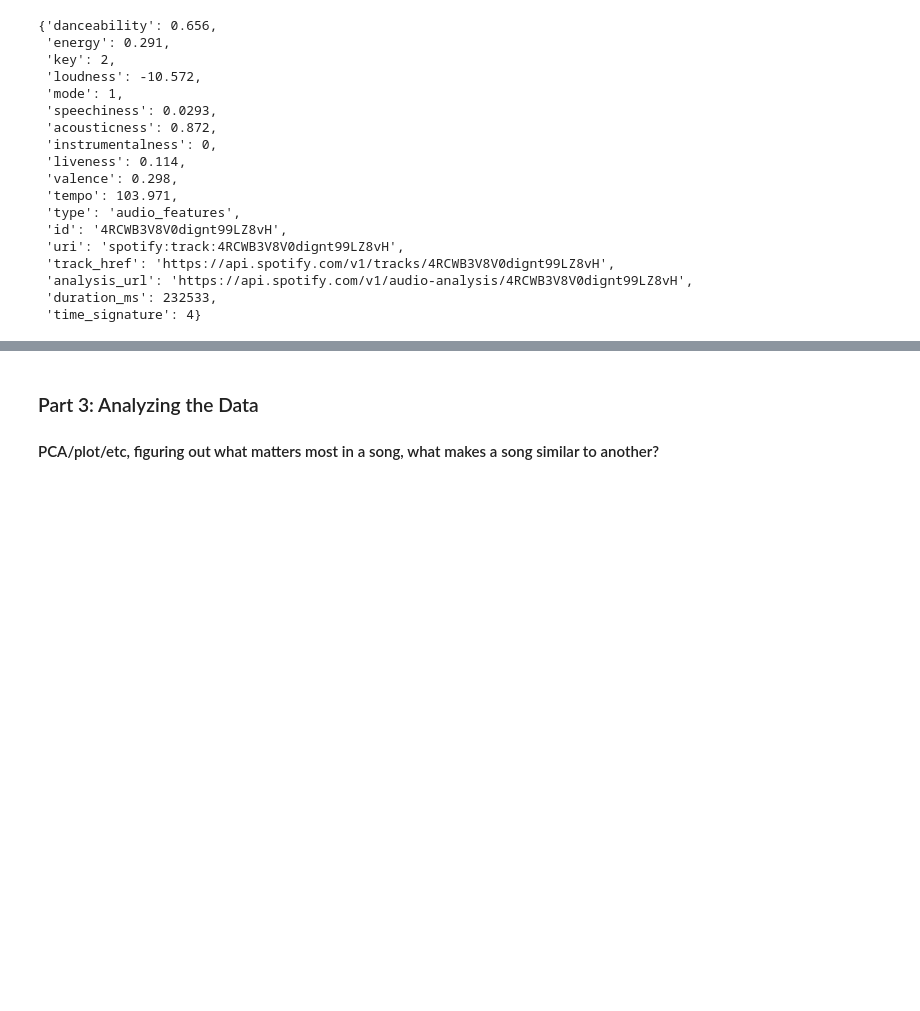
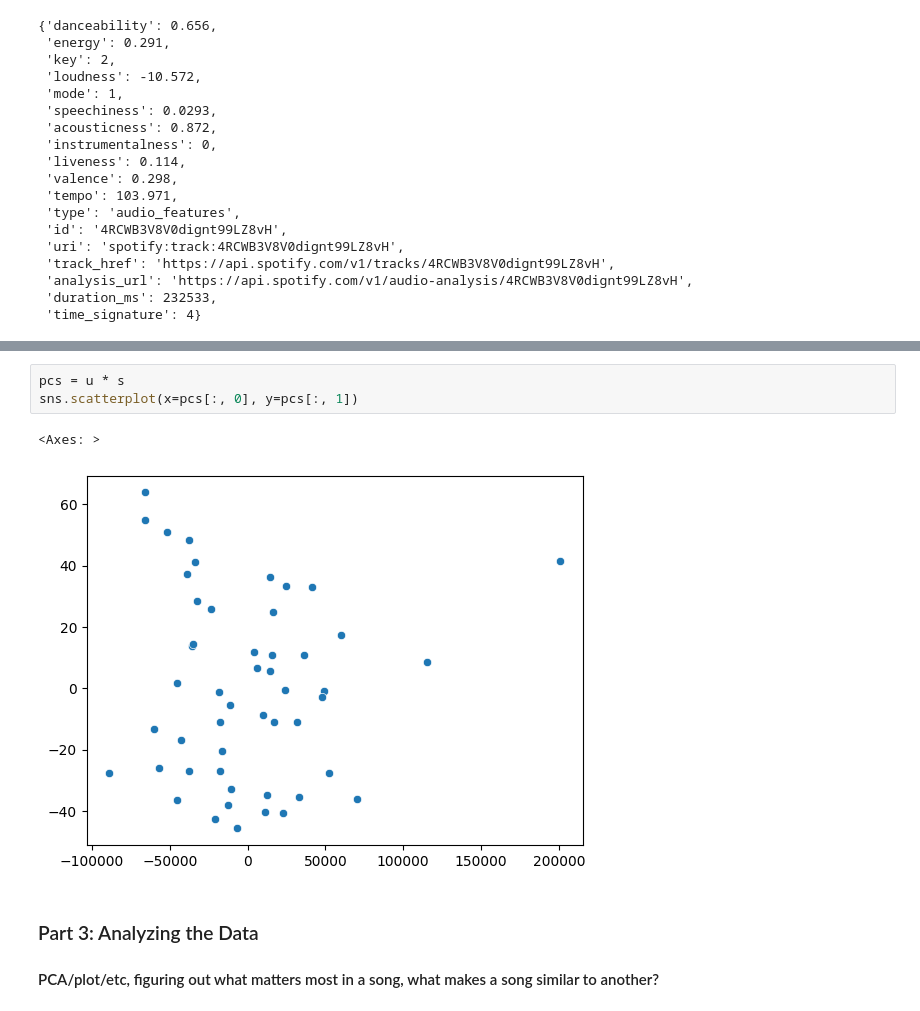
Before and after one commit to JessicaGolden/music_108, a Jupyter notebook: music_108_v01.ipynb, the cells around one changed output, grey strips where cells are left out. Cells and saved outputs as stored; diff of their text form; blank space fills up the shorter version.

```diff
--- a/music_108_v01.ipynb
+++ b/music_108_v01.ipynb
@@ -145,3 +186,9 @@ counts
+# %%
+pcs = u * s
+sns.scatterplot(x=pcs[:, 0], y=pcs[:, 1])
+# %% [output]
+<Axes: >
+[figure, added]
 # %% [markdown]
 ### Part 3: Analyzing the Data
 #### PCA/plot/etc, figuring out what matters most in a song, what makes a song similar to another?
```
Also changed, not shown: parts of 8 cells of this notebook.
